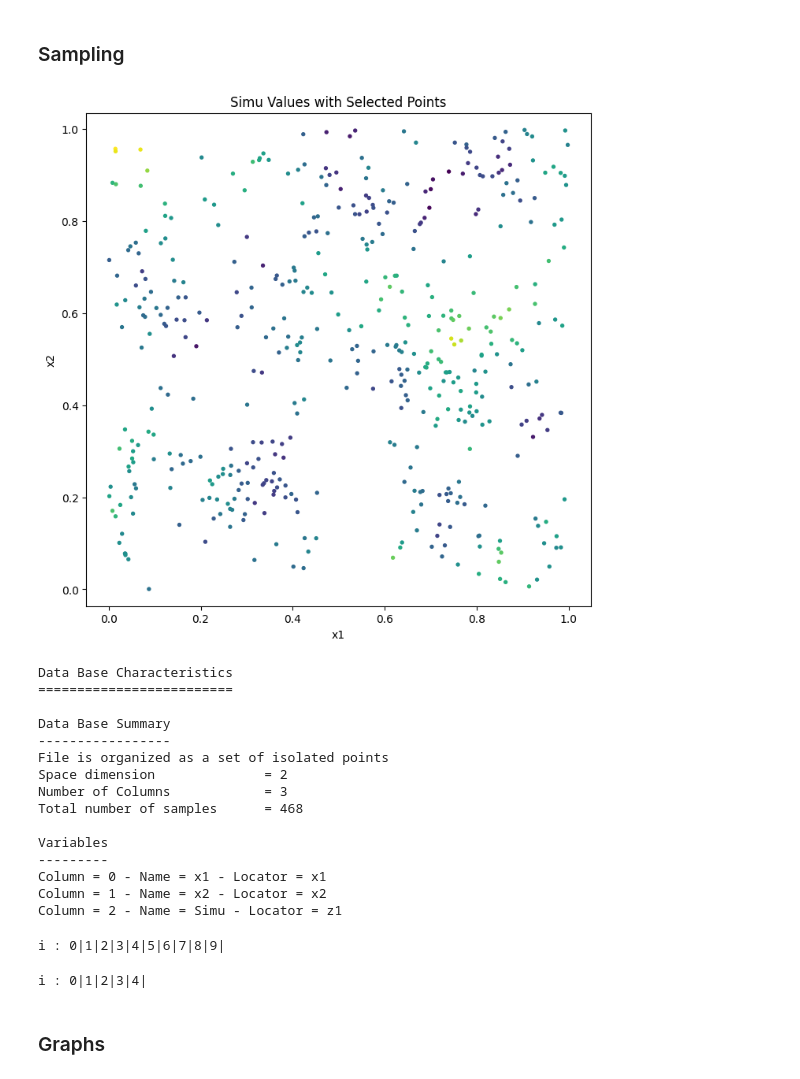
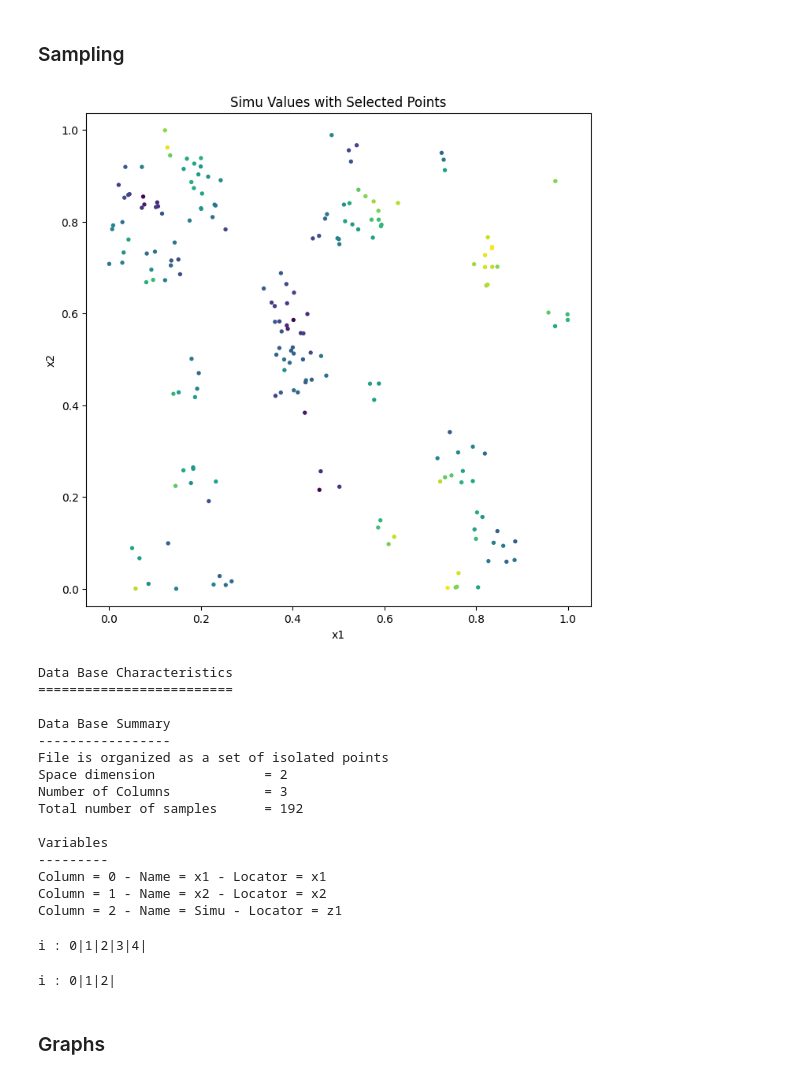
Before and after one commit to DarenXL/Neural_ST_inference, a Jupyter notebook: Code GNN/Amortized_Methods_Geostatistics.ipynb, the cells around one changed output. Saved outputs shown, nothing was run; the diff lists cells and outputs as text; code cells hidden in the pictures.

```diff
--- a/Code GNN/Amortized_Methods_Geostatistics.ipynb
+++ b/Code GNN/Amortized_Methods_Geostatistics.ipynb
@@ -110,7 +117,8 @@ theta_size = 2
 # %%
 def simulation_matern(sample, theta_range, theta_std, plot=False):
 
-    model = gl.Model.createFromParam(type=gl.ECov.MATERN, range = theta_range*np.sqrt(8), param = 1, sill = theta_std**2)  # range is the practical range of Matérn with smoothness parameter = 1
+    model = gl.Model.createFromParam(type=gl.ECov.MATERN, range = theta_range, param = 1, sill = theta_std**2, flagRange=False)
+    # model = gl.Model.createFromParam(type=gl.ECov.MATERN, range = theta_range*np.sqrt(8), param = 1, sill = theta_std**2)
     err = gl.simtub(None, sample, model, None, nbsimu=1, seed=0, nbtuba = 1000)
 
     if plot:
@@ -130,11 +138,11 @@ def simulation_matern(sample, theta_range, theta_std, plot=False):
 
     return sample
 # %%
-sample = sampling_matern(60,500//60,.1)
+sample = sampling_matern(50,250//50,.05)
 theta_range, theta_std = .1, 1.
 simulation_matern(sample, theta_range, theta_std, plot=True)
 # %% [output]
-[figure, old version]
+[figure, new version]
 Data Base Characteristics
 =========================
 
@@ -143,7 +151,7 @@ Data Base Summary
 File is organized as a set of isolated points
 Space dimension              = 2
 Number of Columns            = 3
-Total number of samples      = 468
+Total number of samples      = 192
 
 Variables
 ---------
@@ -194,11 +204,19 @@ batch_size = 20
 # %%
-sampling_train = datamaker(n_points, n_train,m_train, as_grid=False)
+sampling_train = datamaker(n_points,
+                           n_train,
+                           m_train,
+                           as_grid=False,
+                           radiusCluster = 0.05)
 # %% [output]
-i : 0|1|2|3|4|5|6|7|8|9|
+i : 0|1|2|3|4|
 # %%
-sampling_test = datamaker(n_points, n_test, m_test, as_grid=False)
+sampling_test = datamaker(n_points,
+                          n_test,
+                          m_test,
+                          as_grid=False,
+                          radiusCluster = 0.05)
 # %% [output]
-i : 0|1|2|3|4|
+i : 0|1|2|
 # %% [markdown]
 ### Graphs
 # %%
```
Also changed, not shown: parts of 71 cells of this notebook.
